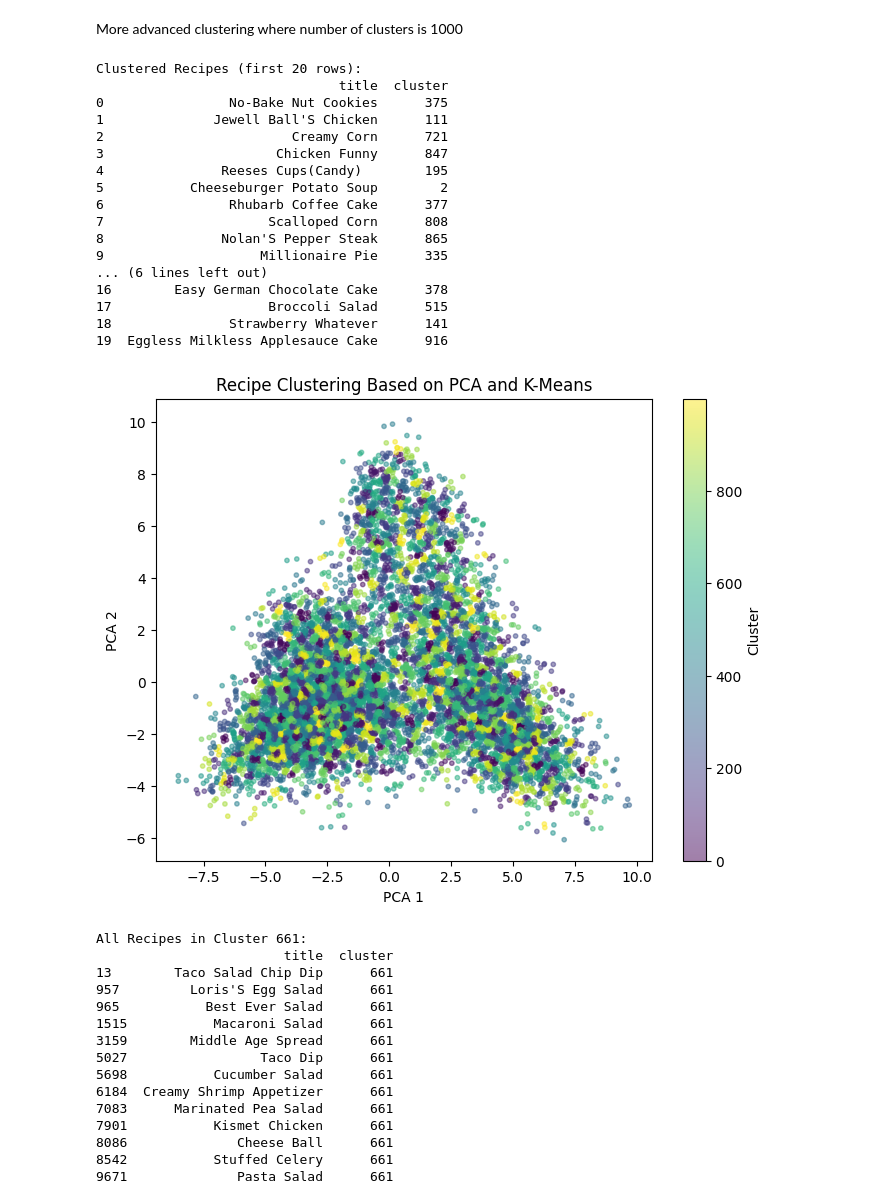
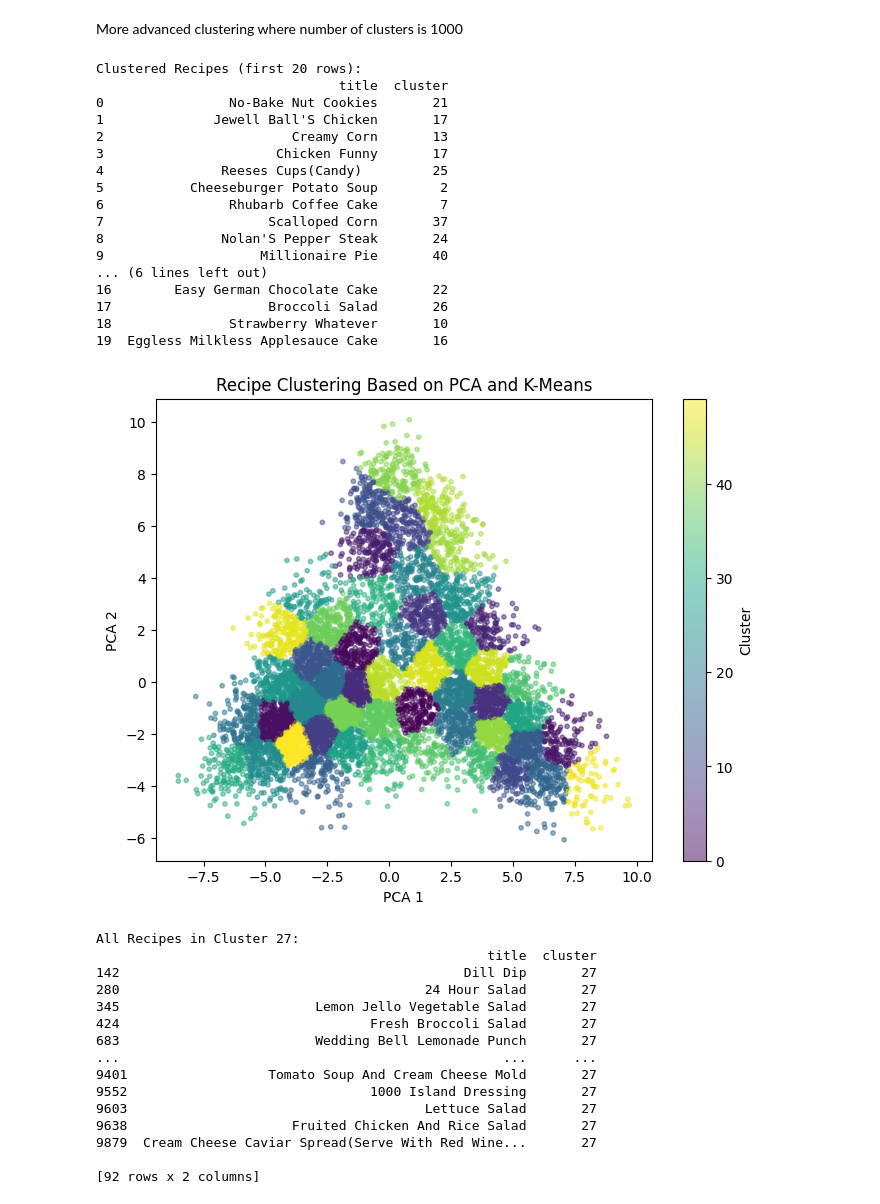
Before and after one commit to jakemikulin/DishcoverEd, a Jupyter notebook: backend/classification.ipynb, the cells around one changed output. Cells and saved outputs as stored; diff of their text form; code cells hidden in the pictures.

```diff
--- a/backend/classification.ipynb
+++ b/backend/classification.ipynb
@@ -133,63 +134,63 @@ Top 20 Recipes in Cluster 0:
 More advanced clustering where number of clusters is 1000
 # %%
 # Apply K-Means clustering to the PCA result
-kmeans = KMeans(n_clusters=1000, random_state=42)  # Setting n_clusters to 9 based on your observation
+kmeans = KMeans(n_clusters=50, random_state=42)  # Setting n_clusters to 9 based on your observation
 df['cluster'] = kmeans.fit_predict(pca_result)
 
 # Display the first 5 rows with cluster labels
 print("\nClustered Recipes (first 20 rows):")
 print(df[['title', 'cluster']].head(20))
 
 # Visualize the clusters in the PCA space
 plt.figure(figsize=(8, 6))
 plt.scatter(df_pca['PCA1'], df_pca['PCA2'], c=df['cluster'], cmap='viridis', alpha=0.5, s=10)
 plt.title('Recipe Clustering Based on PCA and K-Means')
 plt.xlabel('PCA 1')
 plt.ylabel('PCA 2')
 plt.colorbar(label='Cluster')
 plt.show()
 # %% [output]
 Clustered Recipes (first 20 rows):
                                title  cluster
-0                No-Bake Nut Cookies      375
-1              Jewell Ball'S Chicken      111
-2                        Creamy Corn      721
-3                      Chicken Funny      847
-4               Reeses Cups(Candy)        195
+0                No-Bake Nut Cookies       21
+1              Jewell Ball'S Chicken       17
+2                        Creamy Corn       13
+3                      Chicken Funny       17
+4               Reeses Cups(Candy)         25
 5           Cheeseburger Potato Soup        2
-6                Rhubarb Coffee Cake      377
-7                     Scalloped Corn      808
-8               Nolan'S Pepper Steak      865
-9                    Millionaire Pie      335
+6                Rhubarb Coffee Cake        7
+7                     Scalloped Corn       37
+8               Nolan'S Pepper Steak       24
+9                    Millionaire Pie       40
 ... (6 lines left out)
-16        Easy German Chocolate Cake      378
-17                    Broccoli Salad      515
-18               Strawberry Whatever      141
-19  Eggless Milkless Applesauce Cake      916
+16        Easy German Chocolate Cake       22
+17                    Broccoli Salad       26
+18               Strawberry Whatever       10
+19  Eggless Milkless Applesauce Cake       16
-[figure, old version]
+[figure, new version]
 # %%
 # Filter and display all recipes from a particular cluster (e.g., cluster 0)
-cluster_to_view = 661  # Change this to any cluster number you want to see
+cluster_to_view = 27  # Change this to any cluster number you want to see
 recipes_in_cluster = df[df['cluster'] == cluster_to_view]
 
 # Print out all the recipes in the chosen cluster
 print(f"\nAll Recipes in Cluster {cluster_to_view}:")
 print(recipes_in_cluster[['title', 'cluster']])
 # %% [output]
-All Recipes in Cluster 661:
-                        title  cluster
-13        Taco Salad Chip Dip      661
-957         Loris'S Egg Salad      661
-965           Best Ever Salad      661
-1515           Macaroni Salad      661
-3159        Middle Age Spread      661
-5027                 Taco Dip      661
-5698           Cucumber Salad      661
-6184  Creamy Shrimp Appetizer      661
-7083      Marinated Pea Salad      661
-7901           Kismet Chicken      661
-8086              Cheese Ball      661
-8542           Stuffed Celery      661
-9671              Pasta Salad      661
+All Recipes in Cluster 27:
+                                                  title  cluster
+142                                            Dill Dip       27
+280                                       24 Hour Salad       27
+345                         Lemon Jello Vegetable Salad       27
+424                                Fresh Broccoli Salad       27
+683                         Wedding Bell Lemonade Punch       27
+...                                                 ...      ...
+9401                  Tomato Soup And Cream Cheese Mold       27
+9552                               1000 Island Dressing       27
+9603                                      Lettuce Salad       27
+9638                     Fruited Chicken And Rice Salad       27
+9879  Cream Cheese Caviar Spread(Serve With Red Wine...       27
+
+[92 rows x 2 columns]
 # %%
 # Filter and display all recipes from a particular cluster (e.g., cluster 0)
```
Also changed, not shown: parts of 8 cells of this notebook.
